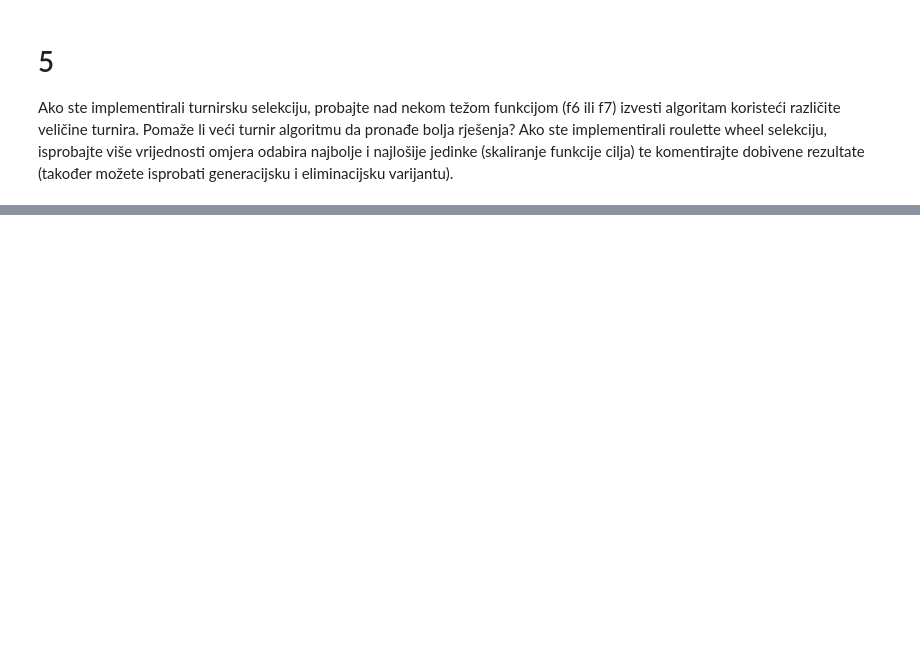
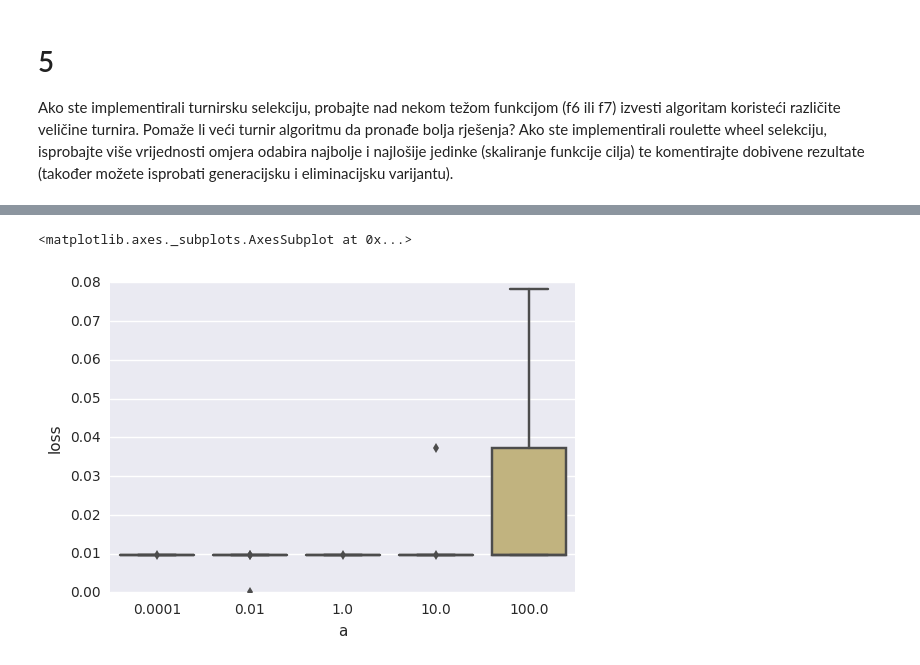
Before and after one commit to nmiculinic/fer-apr, a Jupyter notebook: lab4.ipynb, the cells around one changed output, grey strips where cells are left out. Cells and saved outputs as stored; diff of their text form; code cells hidden in the pictures; blank space fills up the shorter version.

```diff
--- a/lab4.ipynb
+++ b/lab4.ipynb
@@ -234,13 +238,18 @@ best = fmin(objective, params, trials=trials, algo=tpe.suggest, max_evals=40)
 # %% [output]
 KeyboardInterrupt:
 # %%
+def fn2_opt6(args):
+    np.random.seed(int.from_bytes(os.urandom(4), 'big'))
+    g = lab4.GA(args)
+    return g.optimize(f6, steps=int(1e4 / g.n), trace=False)
+
 sol = []
 with multiprocessing.Pool(8) as pool:
     for pop in [30, 50, 100, 200]:
         for pm in [0.1, 0.3, 0.6, 0.9]:
             params = default_params(3)
             params['chromosome']['params']['pm'] = pm
-            params['chromosome']['n'] = pop
-            pool.map_async(fn_opt6, [params for _ in range(8)])
-            for val in pool.get():
-                sol.append(pop, pm, val[-1])
+            params['n'] = pop
+            tmp = pool.map_async(fn2_opt6, [params for _ in range(8)])
+            for val in tmp.get():
+                sol.append((pop, pm, val[-1]))
@@ -252,3 +295,19 @@ algoritam koristeći različite veličine turnira. Pomaže li veći turnir algor
 rješenja? Ako ste implementirali roulette wheel selekciju, isprobajte više vrijednosti omjera odabira
 najbolje i najlošije jedinke (skaliranje funkcije cilja) te komentirajte dobivene rezultate (također
 možete isprobati generacijsku i eliminacijsku varijantu).
+# %%
+def fn2_opt6(args):
+    np.random.seed(int.from_bytes(os.urandom(4), 'big'))
+    g = lab4.GA(args)
+    return g.optimize(f6, steps=int(1e4 / g.n), trace=False)
+
+sol = []
+with multiprocessing.Pool(8) as pool:
+    for a in [1e-4, 1e-2, 1, 10, 100]:
+        params = default_params(3)
+        params['probs']['a'] = a
+        tmp = pool.map_async(fn2_opt6, [params for _ in range(8)])
+        for val in tmp.get():
+            sol.append((a, val[-1]))
+df5 = pd.DataFrame.from_records(sol, columns=["a", "loss"])
+df5
@@ -254,0 +332,5 @@ možete isprobati generacijsku i eliminacijsku varijantu).
+# %%
+sns.boxplot(x="a", y="loss", data=df5)
+# %% [output]
+<matplotlib.axes._subplots.AxesSubplot at 0x...>
+[figure, added]
```
Also changed, not shown: parts of 10 cells of this notebook.
